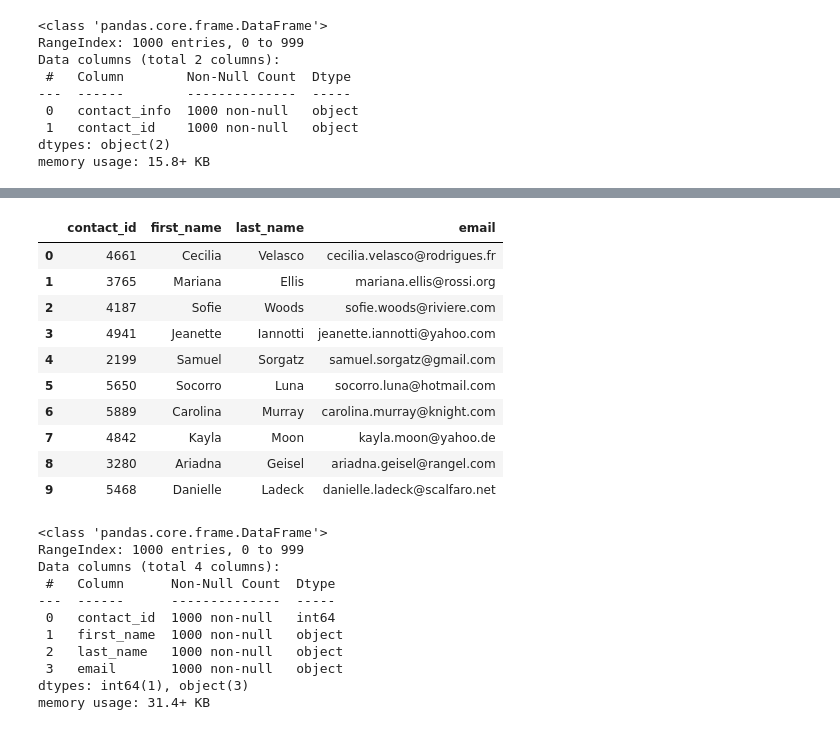
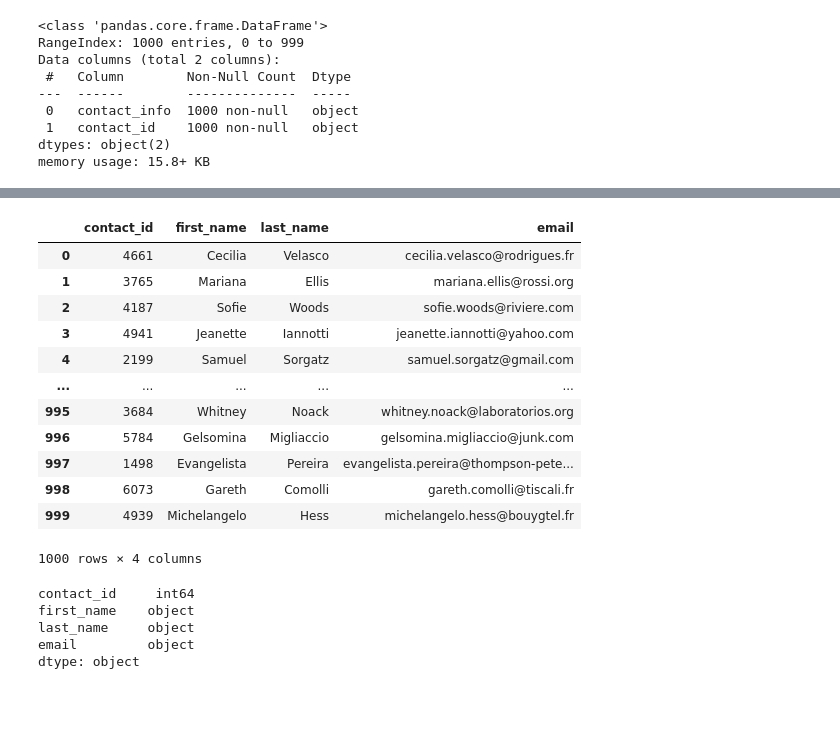
Before and after one commit to TJDavis91/Crowdfunding_ETL, a Jupyter notebook: Resources/ETL_Mini_Project_TDavis_GAdesanmi.ipynb, the cells around one changed output, grey strips where cells are left out. Cells and saved outputs as stored; diff of their text form; code cells hidden in the pictures; blank space fills up the shorter version.

```diff
--- a/Resources/ETL_Mini_Project_TDavis_GAdesanmi.ipynb
+++ b/Resources/ETL_Mini_Project_TDavis_GAdesanmi.ipynb
@@ -446,5 +452,7 @@ memory usage: 15.8+ KB
 # %%
 # Extract the name of the contact and add it to a new column.
+contact_info_df_copy['name'] = contact_info_df_copy['contact_info'].str.extract(r'"name": "([^"]*)"')
+contact_info_df_copy
 # %% [output]
 |  | contact_info | contact_id | name |
 | 0 | {"contact_id": 4661, "name": "Cec... | 4661 | Cecilia Velasco |
@@ -460,5 +470,7 @@ memory usage: 15.8+ KB
 # %%
 # Extract the email from the contacts and add the values to a new column.
+contact_info_df_copy['email'] = contact_info_df_copy['contact_info'].str.extract(r'"email": "([^"]*)"')
+contact_info_df_copy
 # %% [output]
 |  | contact_info | contact_id | name | email |
 | 0 | {"contact_id": 4661, "name": "Cec... | 4661 | Cecilia Velasco | cecilia.velasco@rodrigues.fr |
@@ -474,5 +488,8 @@ memory usage: 15.8+ KB
 # %%
 # Create a copy of the contact_info_df with the 'contact_id', 'name', 'email' columns.
+Contact_info=contact_info_df_copy.copy()
+Contact_info=Contact_info[['contact_id', 'name' , 'email']]
+Contact_info
 # %% [output]
 |  | contact_id | name | email |
 | 0 | 4661 | Cecilia Velasco | cecilia.velasco@rodrigues.fr |
@@ -488,5 +507,6 @@ memory usage: 15.8+ KB
 # %%
 # Create a "first"name" and "last_name" column with the first and last names from the "name" column.
-
+Contact_info[['first_name', 'last_name']] = Contact_info['name'].str.split(' ', expand=True)
 
 # Drop the contact_name column
+del Contact_info['name']
@@ -505,31 +513,30 @@ memory usage: 15.8+ KB
 # %%
 # Reorder the columns
+Contact_info=Contact_info[['contact_id', 'first_name', 'last_name' , 'email']]
+Contact_info
 # %% [output]
 |  | contact_id | first_name | last_name | email |
 | 0 | 4661 | Cecilia | Velasco | cecilia.velasco@rodrigues.fr |
 | 1 | 3765 | Mariana | Ellis | mariana.ellis@rossi.org |
 | 2 | 4187 | Sofie | Woods | sofie.woods@riviere.com |
 | 3 | 4941 | Jeanette | Iannotti | jeanette.iannotti@yahoo.com |
 | 4 | 2199 | Samuel | Sorgatz | samuel.sorgatz@gmail.com |
-| 5 | 5650 | Socorro | Luna | socorro.luna@hotmail.com |
-| 6 | 5889 | Carolina | Murray | carolina.murray@knight.com |
-| 7 | 4842 | Kayla | Moon | kayla.moon@yahoo.de |
-| 8 | 3280 | Ariadna | Geisel | ariadna.geisel@rangel.com |
-| 9 | 5468 | Danielle | Ladeck | danielle.ladeck@scalfaro.net |
+| ... | ... | ... | ... | ... |
+| 995 | 3684 | Whitney | Noack | whitney.noack@laboratorios.org |
+| 996 | 5784 | Gelsomina | Migliaccio | gelsomina.migliaccio@junk.com |
+| 997 | 1498 | Evangelista | Pereira | evangelista.pereira@thompson-pete... |
+| 998 | 6073 | Gareth | Comolli | gareth.comolli@tiscali.fr |
+| 999 | 4939 | Michelangelo | Hess | michelangelo.hess@bouygtel.fr |
+1000 rows × 4 columns
 # %%
 # Check the datatypes one more time before exporting as CSV file.
+Contact_info.dtypes
 # %% [output]
-<class 'pandas.core.frame.DataFrame'>
-RangeIndex: 1000 entries, 0 to 999
-Data columns (total 4 columns):
- #   Column      Non-Null Count  Dtype
----  ------      --------------  -----
- 0   contact_id  1000 non-null   int64
- 1   first_name  1000 non-null   object
- 2   last_name   1000 non-null   object
- 3   email       1000 non-null   object
-dtypes: int64(1), object(3)
-memory usage: 31.4+ KB
+contact_id     int64
+first_name    object
+last_name     object
+email         object
+dtype: object
 # %%
 # Export the DataFrame as a CSV file.
 # contacts_df_clean.to_csv("Resources/contacts.csv", encoding='utf8', index=False)
```
Also changed, not shown: parts of 14 cells of this notebook, 1 other file.
